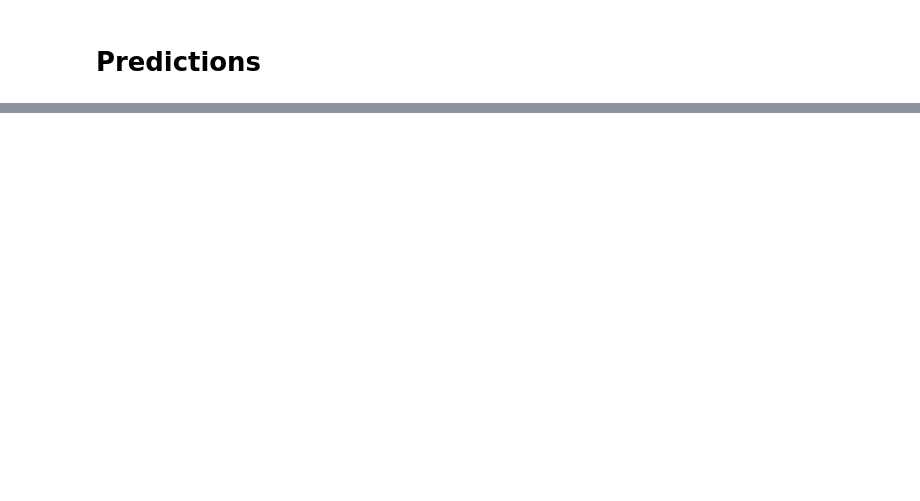
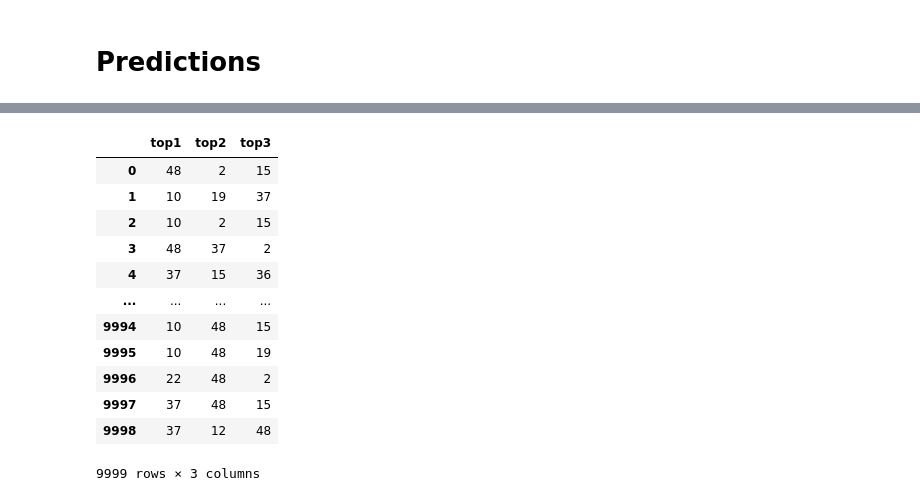
Before and after one commit to skywalker0803r/ESun2021WinterGame, a Jupyter notebook: notebook/new_idea_training.ipynb, the cells around one changed output, grey strips where cells are left out. Cells and saved outputs as stored; diff of their text form; code cells hidden in the pictures; blank space fills up the shorter version.

```diff
--- a/notebook/new_idea_training.ipynb
+++ b/notebook/new_idea_training.ipynb
@@ -221,0 +264,32 @@ FINAL VALID SCORE FOR : 0.43574357435743577
+# %%
+def add_topk(df,col):
+        var = np.argsort(np.array(df[col].values.tolist()))
+        df[f'top{1}'] = var[:,-1]
+        df[f'top{2}'] = var[:,-2]
+        df[f'top{3}'] = var[:,-3]
+        return df
+c = []
+for i in x_col:
+    if 'shop' in i:
+        c.append(int(i.split('_')[-1]))
+preds = pd.DataFrame(preds,columns = c)
+add_topk(preds,col =c)
+官方指認欄位 = [2,6,10,12,13,15,18,19,21,22,25,26,36,37,39,48]
+mapping = dict(zip([*range(len(官方指認欄位))],官方指認欄位))
+for col in ['top1','top2','top3']:
+    preds[col] = preds[col].apply(lambda x:mapping[x]) # 轉換
+preds[['top1','top2','top3']]
+# %% [output]
+|  | top1 | top2 | top3 |
+| 0 | 48 | 2 | 15 |
+| 1 | 10 | 19 | 37 |
+| 2 | 10 | 2 | 15 |
+| 3 | 48 | 37 | 2 |
+| 4 | 37 | 15 | 36 |
+| ... | ... | ... | ... |
+| 9994 | 10 | 48 | 15 |
+| 9995 | 10 | 48 | 19 |
+| 9996 | 22 | 48 | 2 |
+| 9997 | 37 | 48 | 15 |
+| 9998 | 37 | 12 | 48 |
+9999 rows × 3 columns
```
Also changed, not shown: parts of 18 cells of this notebook, 1 other file.
